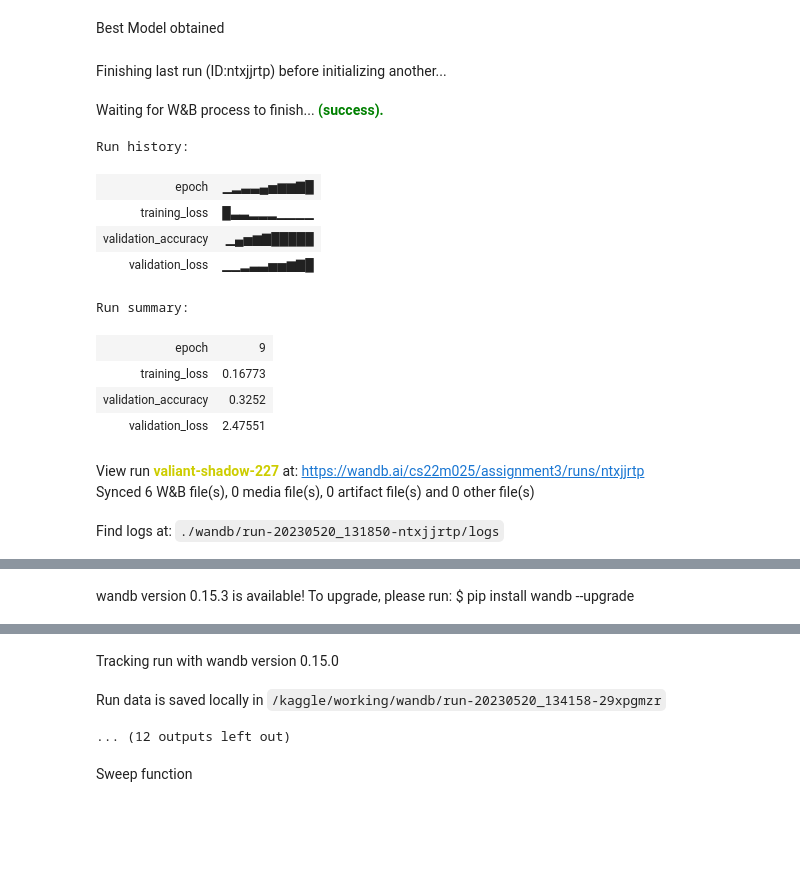
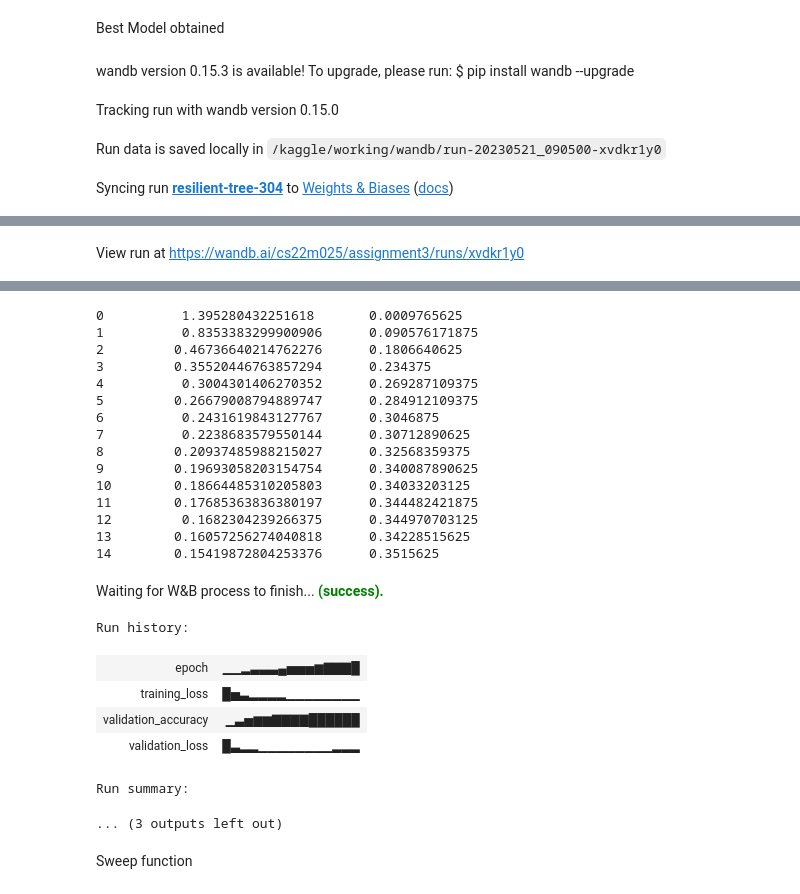
Before and after one commit to ayanasatheesh/cs6910_assignment3, a Jupyter notebook: model-with-attentions.ipynb, the cells around one changed output, grey strips where cells are left out. Saved outputs shown, nothing was run; the diff lists cells and outputs as text; code cells hidden in the pictures; blank space fills up the shorter version.

```diff
--- a/model-with-attentions.ipynb
+++ b/model-with-attentions.ipynb
@@ -554,11 +554,11 @@ Best Model obtained
 #training using the best model obtained
 n_hidden=256
 num_layers=1
-enc_dropout=0
-dec_dropout=0
-n_embedding=256
-batch_size=16
-epochs=10
+enc_dropout=0.2
+dec_dropout=0.1
+n_embedding=128
+batch_size=128
+epochs=15
 lr=0.001
 cell_type='LSTM'
 bidirectional=False
@@ -567,18 +567,7 @@ run=wandb.init(project="assignment3",entity="cs22m025",reinit=True)
 encoder,decoder=network_train(epochs,n_embedding,lr,batch_size,cell_type,bidirectional,enc_dropout,dec_dropout,n_hidden)
 run.finish()
 # %% [output]
-Finishing last run (ID:ntxjjrtp) before initializing another...
+wandb version 0.15.3 is available! To upgrade, please run: $ pip install wandb --upgrade
-Waiting for W&B process to finish... (success).
+Tracking run with wandb version 0.15.0
-Run history:
-| epoch | ▁▂▃▃▄▅▆▆▇█ |
-| training_loss | █▃▃▂▂▂▁▁▁▁ |
-| validation_accuracy | ▁▄▅▆▇█████ |
-| validation_loss | ▁▁▂▃▃▅▅▆▇█ |
-Run summary:
-| epoch | 9 |
-| training_loss | 0.16773 |
-| validation_accuracy | 0.3252 |
-| validation_loss | 2.47551 |
-View run valiant-shadow-227 at: https://wandb.ai/cs22m025/assignment3/runs/ntxjjrtp
-Synced 6 W&B file(s), 0 media file(s), 0 artifact file(s) and 0 other file(s)
+Run data is saved locally in /kaggle/working/wandb/run-20230521_090500-xvdkr1y0
-Find logs at: ./wandb/run-20230520_131850-ntxjjrtp/logs
+Syncing run resilient-tree-304 to Weights & Biases (docs)
@@ -586 +575 @@ Successfully finished last run (ID:ntxjjrtp). Initializing new run:
-wandb version 0.15.3 is available! To upgrade, please run: $ pip install wandb --upgrade
+View run at https://wandb.ai/cs22m025/assignment3/runs/xvdkr1y0
@@ -587,6 +578,26 @@ wandb version 0.15.3 is available! To upgrade, please run: $ pip install wandb -
+0          1.395280432251618       0.0009765625
+1          0.8353383299900906      0.090576171875
+2         0.46736640214762276      0.1806640625
+3         0.35520446763857294      0.234375
+4          0.3004301406270352      0.269287109375
+5         0.26679008794889747      0.284912109375
+6          0.2431619843127767      0.3046875
+7          0.2238683579550144      0.30712890625
+8         0.20937485988215027      0.32568359375
+9         0.19693058203154754      0.340087890625
+10        0.18664485310205803      0.34033203125
+11        0.17685363836380197      0.344482421875
+12         0.1682304239266375      0.344970703125
+13        0.16057256274040818      0.34228515625
+14        0.15419872804253376      0.3515625
-Tracking run with wandb version 0.15.0
+Waiting for W&B process to finish... (success).
-Run data is saved locally in /kaggle/working/wandb/run-20230520_134158-29xpgmzr
-... (12 outputs left out)
+Run history:
+| epoch | ▁▁▂▃▃▃▄▅▅▅▆▇▇▇█ |
+| training_loss | █▅▃▂▂▂▂▁▁▁▁▁▁▁▁ |
+| validation_accuracy | ▁▃▅▆▆▇▇▇▇██████ |
+| validation_loss | █▃▂▂▁▁▁▁▁▁▁▁▂▂▂ |
+Run summary:
+... (3 outputs left out)
 # %% [markdown]
 Sweep function
 # %%
```
Also changed, not shown: parts of 7 cells of this notebook.
